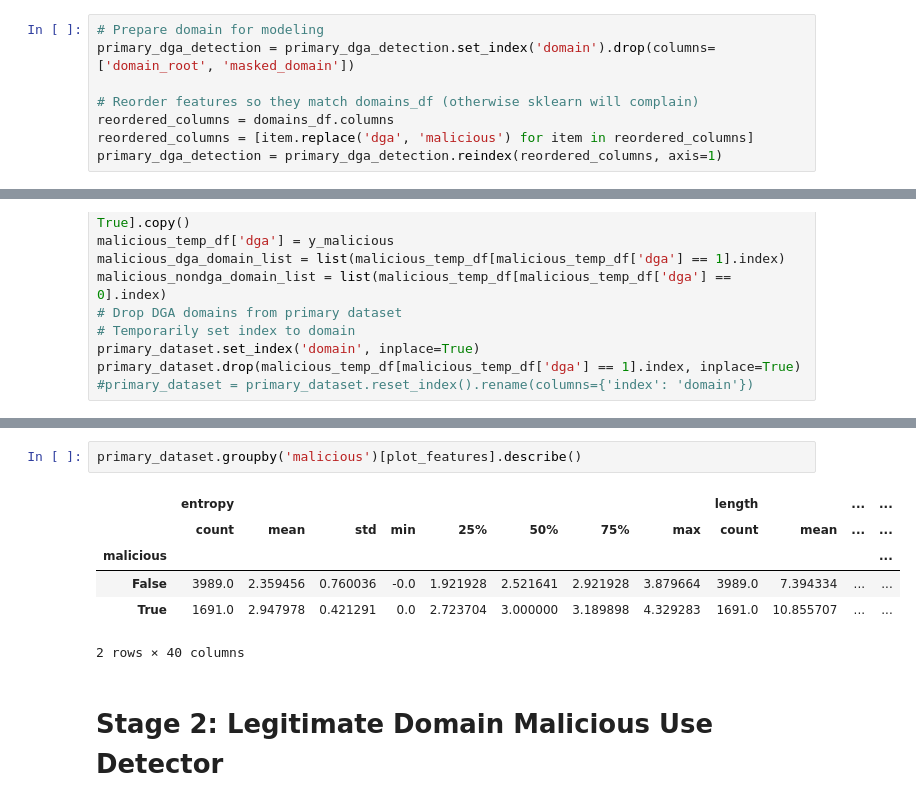
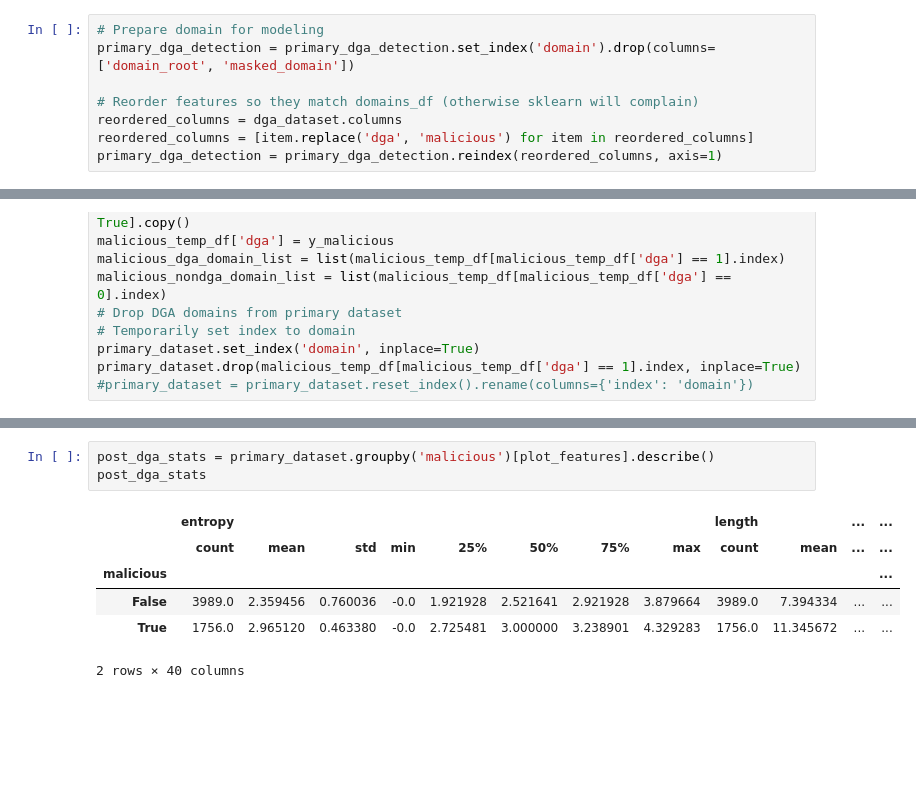
Before and after one commit to erodium/artemis, a Jupyter notebook: notebooks/kevin-stages.ipynb, the cells around one changed output, grey strips where cells are left out. Drawn from its saved outputs; the diff is of its cells as text; blank space fills up the shorter version.

```diff
--- a/notebooks/kevin-stages.ipynb
+++ b/notebooks/kevin-stages.ipynb
@@ -330,7 +335,7 @@ primary_dga_detection = primary_dga_detection.join(temp_primary_dga_detection)
 primary_dga_detection = primary_dga_detection.set_index('domain').drop(columns=['domain_root', 'masked_domain'])
 
 # Reorder features so they match domains_df (otherwise sklearn will complain)
-reordered_columns = domains_df.columns
+reordered_columns = dga_dataset.columns
 reordered_columns = [item.replace('dga', 'malicious') for item in reordered_columns]
 primary_dga_detection = primary_dga_detection.reindex(reordered_columns, axis=1)
 # %%
@@ -420,11 +425,10 @@ plt.show()
 # %%
-primary_dataset.groupby('malicious')[plot_features].describe()
+post_dga_stats = primary_dataset.groupby('malicious')[plot_features].describe()
+post_dga_stats
 # %% [output]
 |  | entropy |  |  |  |  |  |  |  | length |  | ... | ... |
 |  | count | mean | std | min | 25% | 50% | 75% | max | count | mean | ... | ... |
 | malicious |  |  |  |  |  |  |  |  |  |  |  | ... |
 | False | 3989.0 | 2.359456 | 0.760036 | -0.0 | 1.921928 | 2.521641 | 2.921928 | 3.879664 | 3989.0 | 7.394334 | ... | ... |
-| True | 1691.0 | 2.947978 | 0.421291 | 0.0 | 2.723704 | 3.000000 | 3.189898 | 4.329283 | 1691.0 | 10.855707 | ... | ... |
+| True | 1756.0 | 2.965120 | 0.463380 | -0.0 | 2.725481 | 3.000000 | 3.238901 | 4.329283 | 1756.0 | 11.345672 | ... | ... |
 2 rows × 40 columns
-# %% [markdown]
-# Stage 2: Legitimate Domain Malicious Use Detector
```
Also changed, not shown: parts of 62 cells of this notebook, 5 other files.
